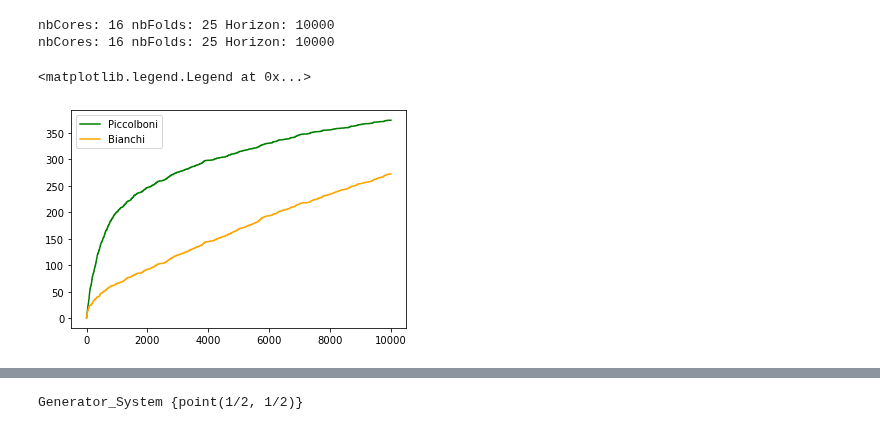
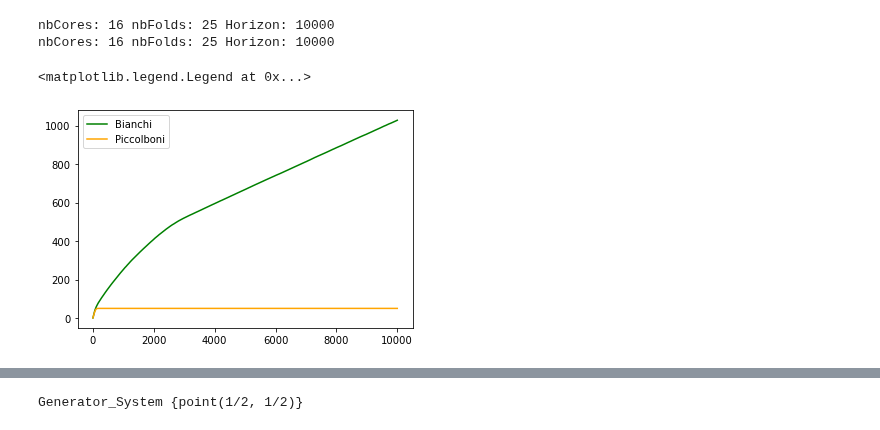
Before and after one commit to MaxHeuillet/partial-monitoring-algos, a Jupyter notebook: synthetic_case.ipynb, the cells around one changed output, grey strips where cells are left out. Saved outputs shown, nothing was run; the diff lists cells and outputs as text; code cells hidden in the pictures.

Commit message:
finally some results 2

```diff
--- a/synthetic_case.ipynb
+++ b/synthetic_case.ipynb
@@ -384,25 +161,31 @@ class SyntheticCase:
 # %%
-n_cores = 16
-horizon = 10000
-n_folds = 25
 
 
-LossMatrix = np.array( [ [0, 1], [1, 0] ] )
-FeedbackMatrix =  np.array([ [0, 0],[1, -1] ])
+game = games.label_efficient()
 
-task = SyntheticCase(LossMatrix, FeedbackMatrix, horizon)
-# result = np.cumsum( task.feedexp3( True , 10)  )
+alg = feedexp3.FeedExp3(  game, horizon, 'Bianchi',)
+result1 = evaluate_parallel(n_cores, n_folds, horizon, alg, game)
+plt.plot(  np.mean( result1 , 0 ) , label = 'Bianchi', color = 'green' )
+
+alg = feedexp3.FeedExp3(  game, horizon, 'Piccolboni',)
+result2 = evaluate_parallel(n_cores, n_folds, horizon, alg, game)
+plt.plot(  np.mean( result2 , 0 ) , label = 'Piccolboni', color = 'orange' )
+
+plt.legend()
+
+# task = Evaluation(horizon, outcome_distribution)
+# result = task.eval_policy_once(feedexp3, game, 30)
 # plt.plot(result)
 
-result =  eval_feedexp_parallel(task, n_cores, n_folds, horizon, True, 'Piccolboni' )
-plt.plot(  np.mean( result , 0 ) , label = 'Piccolboni', color = 'green' )
+# result =  eval_feedexp_parallel(task, n_cores, n_folds, horizon, True, 'Piccolboni' )
+# plt.plot(  np.mean( result , 0 ) , label = 'Piccolboni', color = 'green' )
 
-result =  eval_feedexp_parallel(task, n_cores, n_folds, horizon, True, 'Bianchi' )
-plt.plot(  np.mean( result , 0 ) , label = 'Bianchi', color = 'orange' )
+# result =  eval_feedexp_parallel(task, n_cores, n_folds, horizon, True, 'Bianchi' )
+# plt.plot(  np.mean( result , 0 ) , label = 'Bianchi', color = 'orange' )
 
-plt.legend()
+# plt.legend()
 # %% [output]
 nbCores: 16 nbFolds: 25 Horizon: 10000
 nbCores: 16 nbFolds: 25 Horizon: 10000
 <matplotlib.legend.Legend at 0x...>
-[figure, old version]
+[figure, new version]
```
Also changed, not shown: parts of 8 cells of this notebook, 3 other files.
